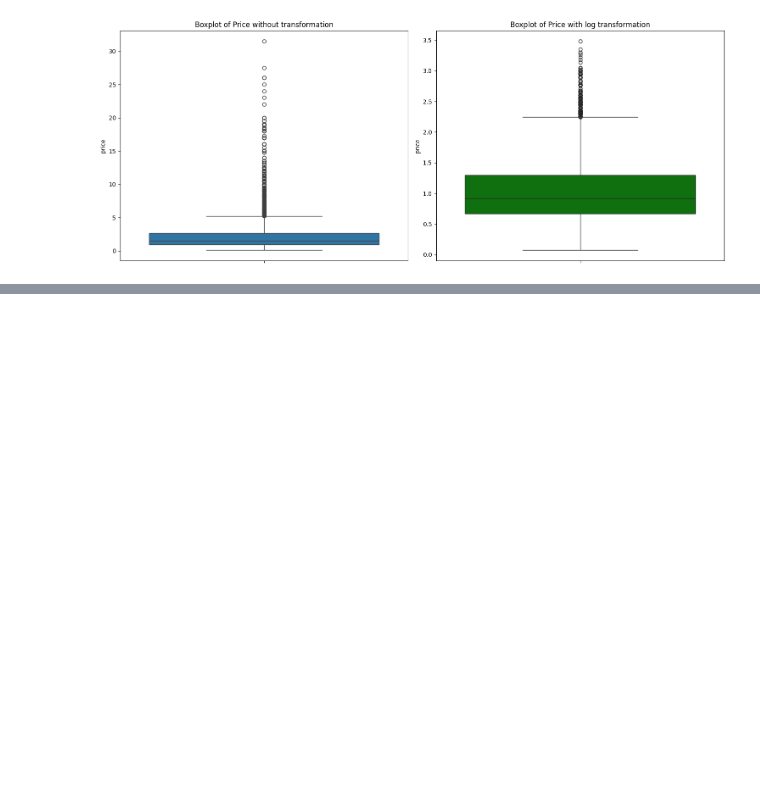
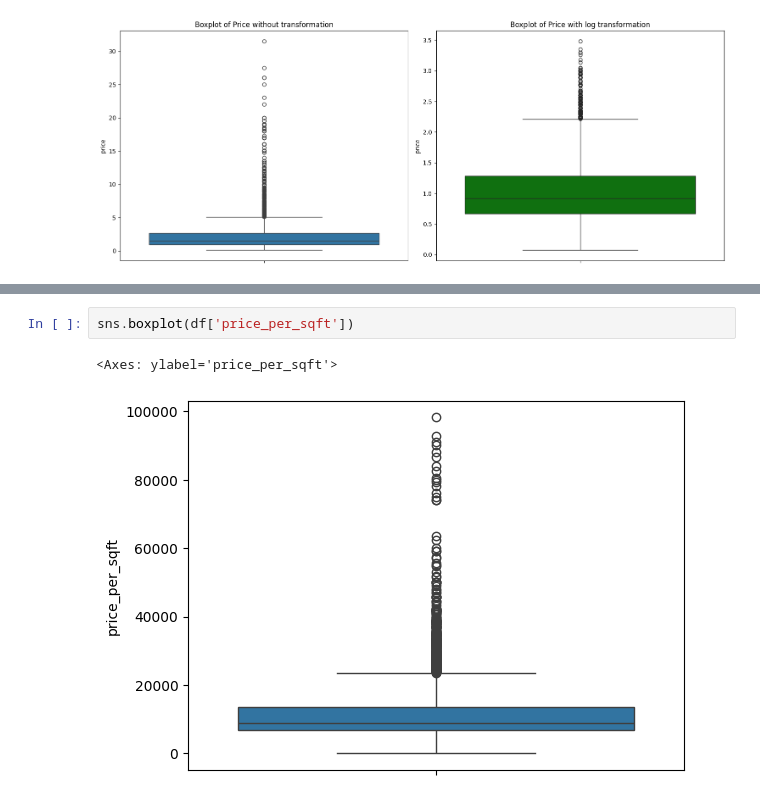
Before and after one commit to Yajas565/Proplytics, a Jupyter notebook: notebooks/session4_notebooks/univariate_EDA.ipynb, the cells around one changed output, grey strips where cells are left out. Cells and saved outputs as stored; diff of their text form; blank space fills up the shorter version.

```diff
--- a/notebooks/session4_notebooks/univariate_EDA.ipynb
+++ b/notebooks/session4_notebooks/univariate_EDA.ipynb
@@ -379,0 +411,5 @@ plt.show()
+# %%
+sns.boxplot(df['price_per_sqft'])
+# %% [output]
+<Axes: ylabel='price_per_sqft'>
+[figure, added]
```
Also changed, not shown: parts of 95 cells of this notebook, 5 other files.
